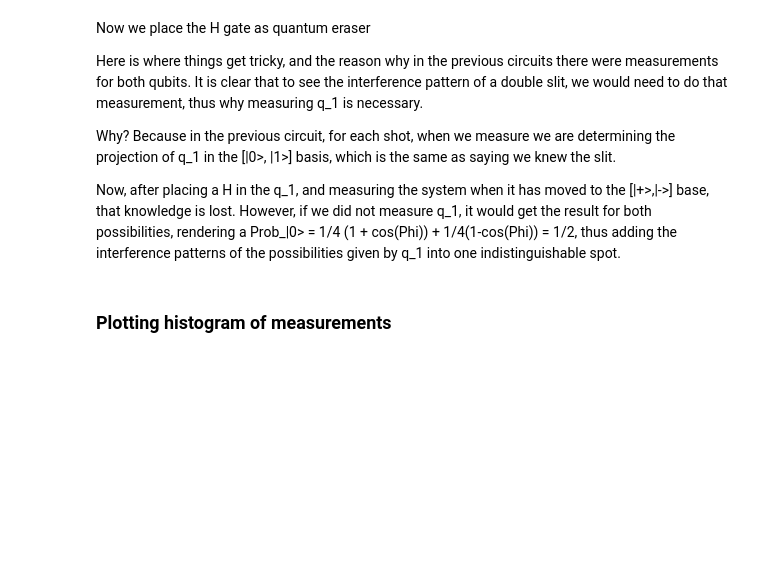
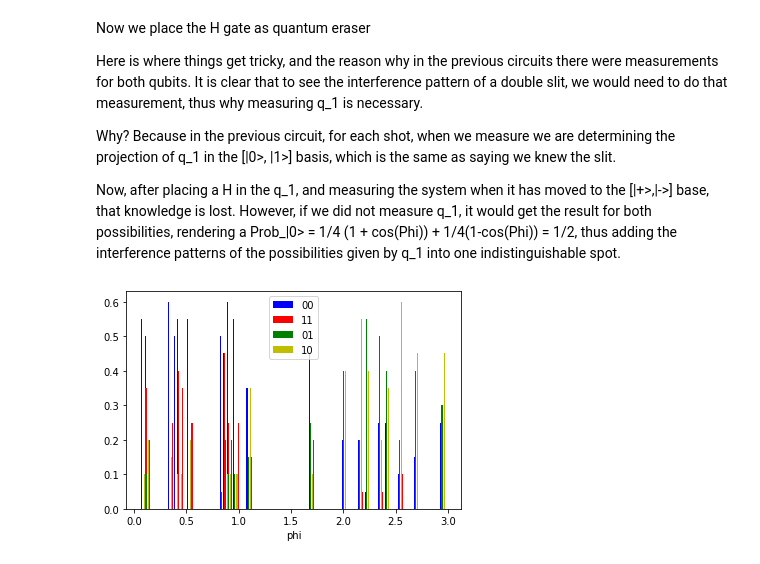
Before and after one commit to CeADARITES-quantum/quantum-eraser, a Jupyter notebook: quantum_eraser.ipynb, the cells around one changed output. Drawn from its saved outputs; the diff is of its cells as text; code cells hidden in the pictures; blank space fills up the shorter version.

```diff
--- a/quantum_eraser.ipynb
+++ b/quantum_eraser.ipynb
@@ -854,31 +619,41 @@ print('This is a circuit with one of the multiple phases we are implementing:\n'
 print(circuit_1)
 # %%
 measurements
-# %% [markdown]
-### Plotting histogram of measurements
 # %%
-import matplotlib.pyplot as plt
-meas_00 = []
-meas_01 = []
-meas_10 = []
-meas_11 = []
+measurements = pickle.load(open ('measurement_circ_3_inder.pk','rb'))
+meas_00 = np.array([])
+meas_01 = np.array([])
+meas_10 = np.array([])
+meas_11 = np.array([])
 phi = np.array([])
 for measurement in measurements:
-    meas_00.append(measurement['00'])
-    meas_01.append(measurement['01'])
-    meas_11.append(measurement['11'])
-    meas_10.append(measurement['10'])
-    np.extend(phi,measurement['phi'])
+    if '00' not in measurement.keys():
+        meas_00 = np.append(meas_00, 0)
+    else:
+        meas_00 = np.append(meas_00, measurement['00'])
+    if '01' not in measurement.keys():
+        meas_01= np.append(meas_01, 0)
+    else:
+        meas_01= np.append(meas_01, measurement['01'])
+    if '10' not in measurement.keys():
+        meas_10= np.append(meas_10, 0)
+    else:
+        meas_10= np.append(meas_10, measurement['10'])
+    if '11' not in measurement.keys():
+        meas_11= np.append(meas_11, 0)
+    else:
+        meas_11= np.append(meas_11, measurement['11'])
+    phi = np.append(phi, measurement['phi'])
 
 ax = plt.subplot(111)
-ax.bar(phi-0.02, meas_00, width=0.01, color='b', align='center', label='00')
-ax.bar(phi+0.02, meas_11, width=0.01, color='r', align='center', label='11')
-ax.bar(phi-0.01, meas_01, width=0.01, color='g', align='center', label='01')
-ax.bar(phi+0.01, meas_10, width=0.01, color='y', align='center', label='10')
-
-
+ax.bar(phi-0.02, meas_00/20.0, width=0.01, color='b', align='center', label='00')
+ax.bar(phi+0.02, meas_11/20.0, width=0.01, color='r', align='center', label='11')
+ax.bar(phi-0.01, meas_01/20.0, width=0.01, color='g', align='center', label='01')
+ax.bar(phi+0.01, meas_10/20.0, width=0.01, color='y', align='center', label='10')
 ax.legend()
 ax.set_xlabel('phi')
-plt.show()
+plt.show();
+# %% [output]
+[figure, added]
 # %%
 print('THE END')
```
Also changed, not shown: parts of 29 cells of this notebook, 2 other files.
